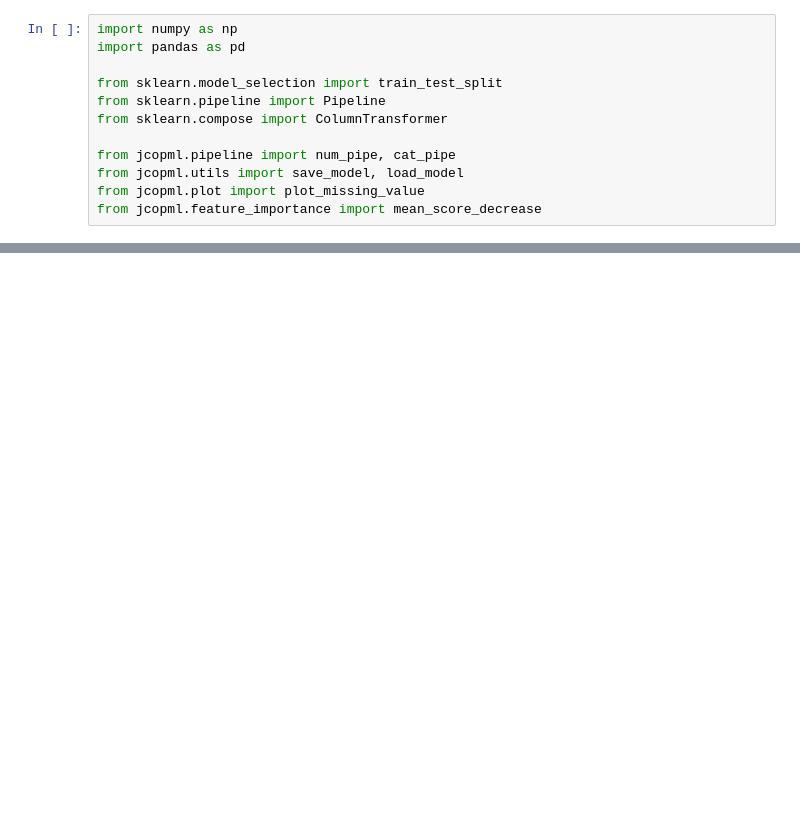
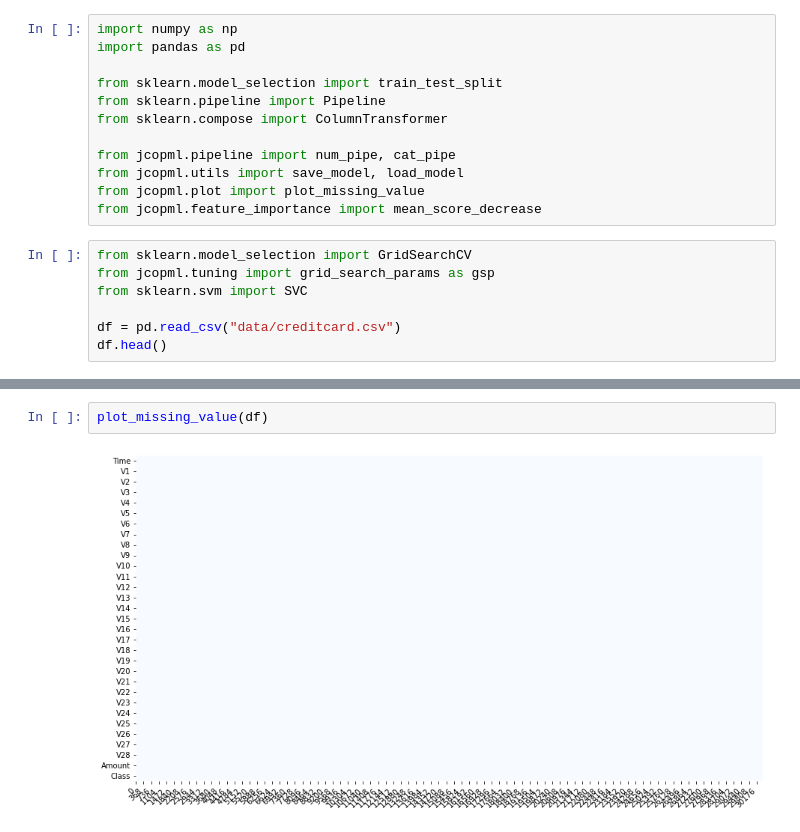
Before and after one commit to FransiscoReadyPermana/supervised_learning, a Jupyter notebook: 05 - SVM/part3-supportVectorClassifier.ipynb, the cells around one changed output, grey strips where cells are left out. Drawn from its saved outputs; the diff is of its cells as text; blank space fills up the shorter version.

```diff
--- a/05 - SVM/part3-supportVectorClassifier.ipynb
+++ b/05 - SVM/part3-supportVectorClassifier.ipynb
@@ -10,3 +10,10 @@ from jcopml.pipeline import num_pipe, cat_pipe
 from jcopml.utils import save_model, load_model
 from jcopml.plot import plot_missing_value
 from jcopml.feature_importance import mean_score_decrease
+# %%
+from sklearn.model_selection import GridSearchCV
+from jcopml.tuning import grid_search_params as gsp
+from sklearn.svm import SVC
+
+df = pd.read_csv("data/creditcard.csv")
+df.head()
@@ -12,0 +28,4 @@ from jcopml.feature_importance import mean_score_decrease
+# %%
+plot_missing_value(df)
+# %% [output]
+[figure, added]
```
Also changed, not shown: parts of 12 cells of this notebook, 3 other files.
